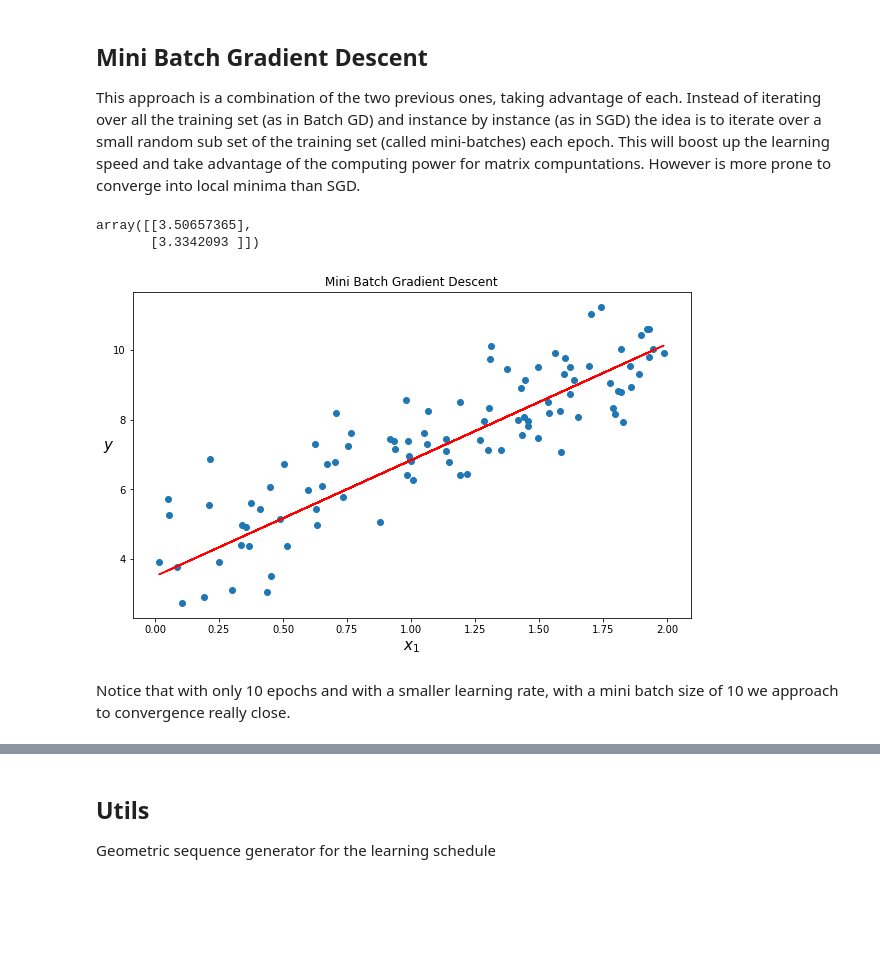
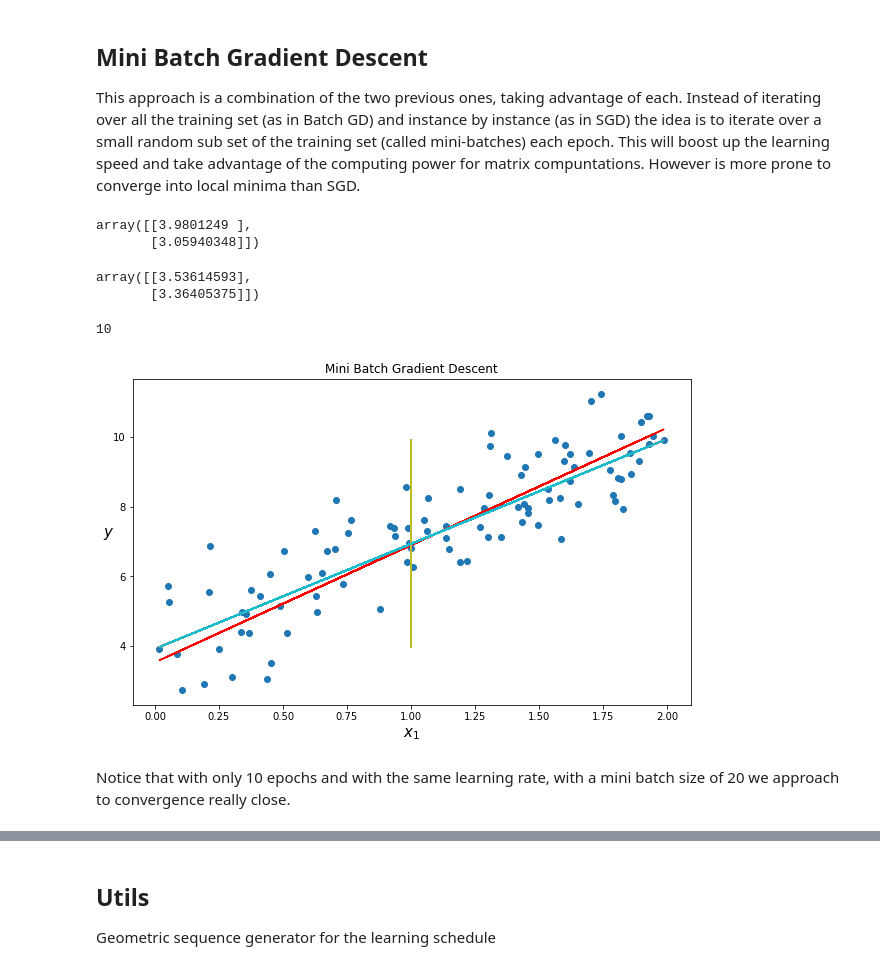
Before and after one commit to Ohtar10/ml-python, a Jupyter notebook: ch04/Training Models.ipynb, the cells around one changed output, grey strips where cells are left out. Cells and saved outputs as stored; diff of their text form; code cells hidden in the pictures; blank space fills up the shorter version.

Commit message:
Fix error on Minibatch Linear regression, then start working on polynomial regression

```diff
--- a/ch04/Training Models.ipynb
+++ b/ch04/Training Models.ipynb
@@ -324,11 +324,12 @@ This approach is a combination of the two previous ones, taking advantage of eac
 from sklearn.base import BaseEstimator, RegressorMixin
 
 class MBGDRegressor(BaseEstimator, RegressorMixin):
-    thetas = []
-    def __init__(self, n_epochs, eta0=0.1, ls_rate=None, mini_batch_size=None):
+    def __init__(self, n_epochs, learning_rate='geometric', eta0=0.1, ls_rate=None, mini_batch_size=None):
         self.n_epochs = n_epochs
         self.eta0 = eta0
         self.mini_batch_size = mini_batch_size
+        self.learning_rate = learning_rate
+        self.thetas = []
         if ls_rate:
             self.ls_rate = ls_rate
         else:
@@ -337,8 +338,13 @@ class MBGDRegressor(BaseEstimator, RegressorMixin):
     def __lrs(self):
         n = 0
         while(True):
-            yield (self.eta0 * pow(1 / (1 + self.ls_rate), n))
-            n += 1
+            if self.learning_rate == 'geometric':
+                yield (self.eta0 * pow(1 / (1 + self.ls_rate), n))
+                n += 1
+            elif self.learning_rate == 'constant':
+                yield self.eta0
+            else:
+                raise ValueError('the learning rate mode is not valid. Valid ones: [geometric, constant]')
 
     def coef_(self):
         return self.thetas[-1]
@@ -352,7 +358,7 @@ class MBGDRegressor(BaseEstimator, RegressorMixin):
             mb_index = np.random.randint(0, X.shape[0] - 1, self.mini_batch_size)
             X_mb = X[mb_index]
             y_mb = y[mb_index]
-            gradients = 2 * X_mb.T.dot(X_mb.dot(theta) - y_mb)
+            gradients = 2/self.mini_batch_size * X_mb.T.dot(X_mb.dot(theta) - y_mb)
             lrs = next(self.__lrs())
             #lrs = self.eta0
             theta = theta - lrs * gradients
@@ -361,25 +367,43 @@ class MBGDRegressor(BaseEstimator, RegressorMixin):
     def predict(self, X):
         X = np.c_[np.ones(X.shape), X]
         return X.dot(self.coef_())
+# %%
+epochs = 1000
+theta = np.random.rand(2, 1)
+lr = 0.1
+for epoch in range(0, epochs):
+    gradients = 2/X_b.shape[0] * X_b.T.dot(X_b.dot(theta) - y)
+    theta = theta - lr * gradients
+theta
+# %% [output]
+array([[3.9801249 ],
+       [3.05940348]])
 # %%
 np.random.seed(12345)
-mbgd_reg = MBGDRegressor(n_epochs=10, eta0=0.01, mini_batch_size=10)
+mbgd_reg = MBGDRegressor(n_epochs=10, learning_rate='geometric', eta0=0.1, mini_batch_size=20)
 mbgd_reg.fit(X, y)
 mbgd_reg.coef_()
 # %% [output]
-array([[3.50657365],
-       [3.3342093 ]])
+array([[3.53614593],
+       [3.36405375]])
+# %%
+len(mbgd_reg.thetas)
+# %% [output]
+10
 # %%
 predictions = mbgd_reg.predict(X)
 
 plt.figure(figsize=(10, 6))
 plt.scatter(X, y)
 plt.title("Mini Batch Gradient Descent")
 plt.xlabel("$x_1$", fontsize=15)
 plt.ylabel("$y$", rotation=0, fontsize=15)
 plt.plot(X, predictions, 'r-')
+for theta in mbgd_reg.thetas:
+    predictions = X_b.dot(step)
+    plt.plot(X_b, predictions)
 plt.show()
 # %% [output]
-[figure, old version]
+[figure, new version]
 # %% [markdown]
-Notice that with only 10 epochs and with a smaller learning rate, with a mini batch size of 10 we approach to convergence really close.
+Notice that with only 10 epochs and with the same learning rate, with a mini batch size of 20 we approach to convergence really close.
```
Also changed, not shown: parts of 15 cells of this notebook.
